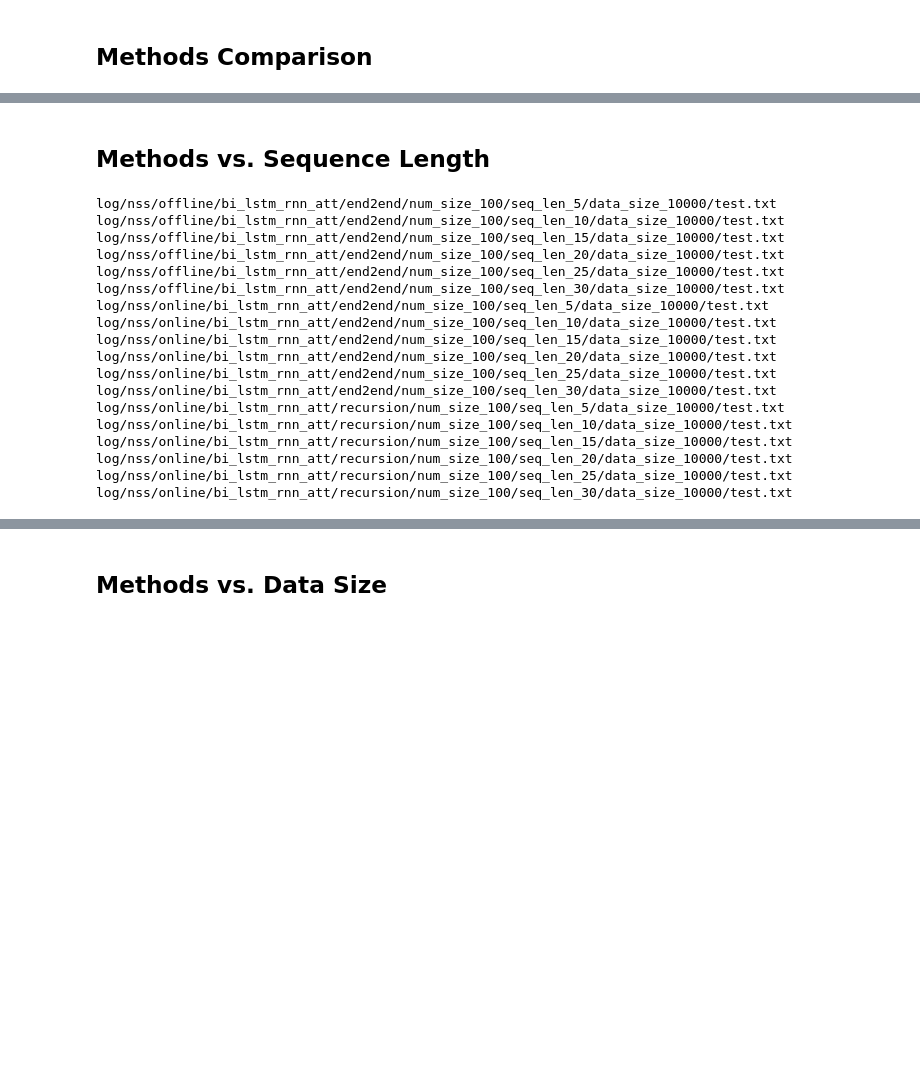
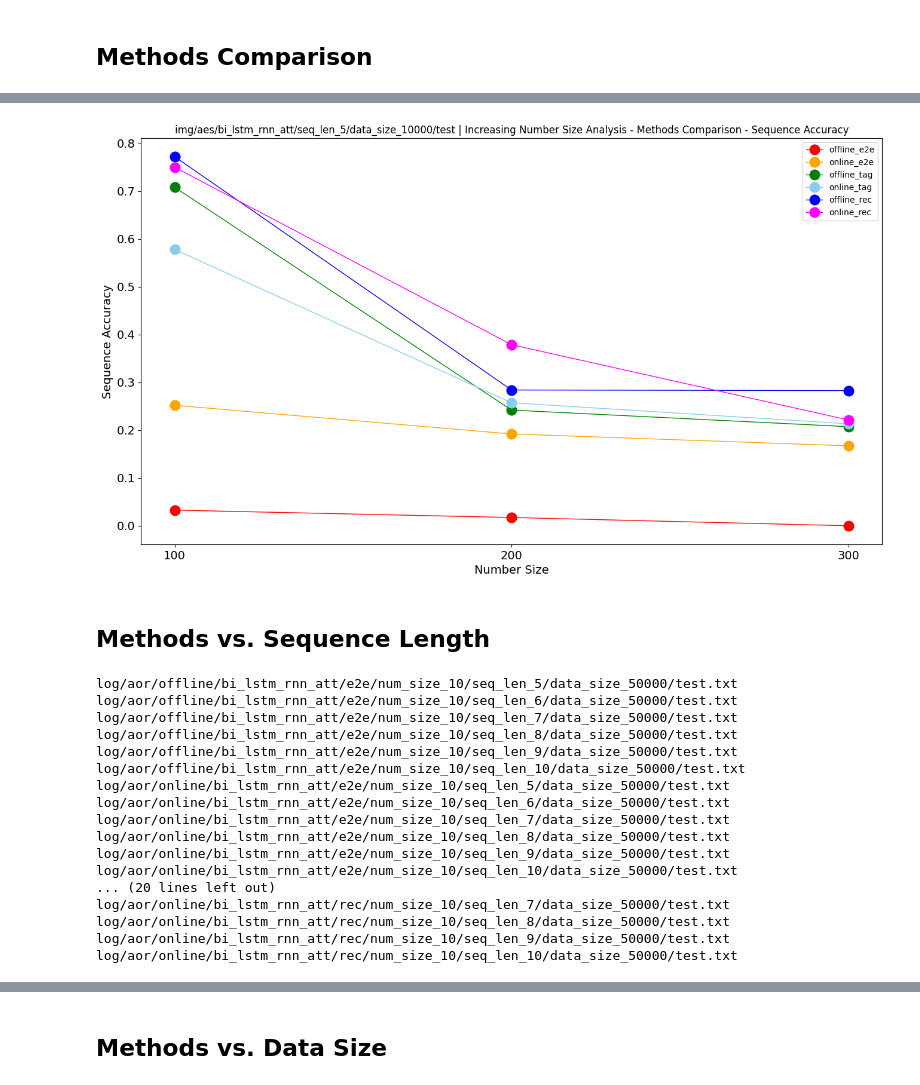
Before and after one commit to ShiningLab/Recurrent-Text-Editing, a Jupyter notebook: main/res/evaluation_plot.ipynb, the cells around one changed output, grey strips where cells are left out. Saved outputs shown, nothing was run; the diff lists cells and outputs as text; code cells hidden in the pictures; blank space fills up the shorter version.

```diff
--- a/main/res/evaluation_plot.ipynb
+++ b/main/res/evaluation_plot.ipynb
@@ -247,3 +308,43 @@ show_plot(
+# %%
+# extract info from log
+data_dict = {k: parse_log(v) for k, v in raw_data_dict.items()}
+# %%
+# 'Epoch', 'Step', 'Loss', 'Equation Accuracy', 'Token Accuracy', 'Sequence Accuracy'
+criteria = 'Sequence Accuracy'
+criteria_dict = {}
+for c in candidates:
+    label = '_'.join(c)
+    criteria_list = []
+    for i in range(min_num_size, max_num_size+1, interval_num_size):
+        key = LOG_PATH.format(c[0], c[1], i)
+        criteria_list.append(data_dict[key][-1][criteria])
+    criteria_dict[label] = criteria_list
+# %%
+colors = ['red', 'orange', 'green', 'skyblue', 'blue', 'magenta', 'purple']
+save_path = os.path.join(
+    'img',
+    data_src,
+    model_name,
+    'seq_len_{}'.format(seq_len),
+    'data_size_{}'.format(data_size),
+    val_or_test)
+
+if not os.path.exists(save_path): os.makedirs(save_path)
+
+title = 'Increasing Number Size Analysis - Methods Comparison - {}'.format(criteria)
+
+show_plot(
+    data_dict=criteria_dict,
+    colors=colors,
+    title=title,
+    xlabel='Number Size',
+    ylabel=criteria,
+    save_path=save_path,
+    xticks=range(min_num_size, max_num_size+1, interval_num_size),
+    marker=True
+)
+# %% [output]
+[figure, added]
 # %% [markdown]
 ## Methods vs. Sequence Length
 # %%
@@ -279,29 +382,28 @@ LOG_PATH = os.path.join(
 # read data
 raw_data_dict = {}
 for c in candidates:
-    for i in range(min_seq_len, max_seq_len+1, 5):
+    for i in range(min_seq_len, max_seq_len+1, interval_seq_len):
         file_name = LOG_PATH.format(c[0], c[1], i)
         print(file_name)
-        raw_data_dict[file_name] = load_txt(file_name)[40:-4]
+        raw_data_dict[file_name] = load_txt(file_name)
 # %% [output]
-log/nss/offline/bi_lstm_rnn_att/end2end/num_size_100/seq_len_5/data_size_10000/test.txt
-log/nss/offline/bi_lstm_rnn_att/end2end/num_size_100/seq_len_10/data_size_10000/test.txt
-log/nss/offline/bi_lstm_rnn_att/end2end/num_size_100/seq_len_15/data_size_10000/test.txt
-log/nss/offline/bi_lstm_rnn_att/end2end/num_size_100/seq_len_20/data_size_10000/test.txt
-log/nss/offline/bi_lstm_rnn_att/end2end/num_size_100/seq_len_25/data_size_10000/test.txt
-log/nss/offline/bi_lstm_rnn_att/end2end/num_size_100/seq_len_30/data_size_10000/test.txt
-log/nss/online/bi_lstm_rnn_att/end2end/num_size_100/seq_len_5/data_size_10000/test.txt
-log/nss/online/bi_lstm_rnn_att/end2end/num_size_100/seq_len_10/data_size_10000/test.txt
-log/nss/online/bi_lstm_rnn_att/end2end/num_size_100/seq_len_15/data_size_10000/test.txt
-log/nss/online/bi_lstm_rnn_att/end2end/num_size_100/seq_len_20/data_size_10000/test.txt
-log/nss/online/bi_lstm_rnn_att/end2end/num_size_100/seq_len_25/data_size_10000/test.txt
-log/nss/online/bi_lstm_rnn_att/end2end/num_size_100/seq_len_30/data_size_10000/test.txt
-log/nss/online/bi_lstm_rnn_att/recursion/num_size_100/seq_len_5/data_size_10000/test.txt
-log/nss/online/bi_lstm_rnn_att/recursion/num_size_100/seq_len_10/data_size_10000/test.txt
-log/nss/online/bi_lstm_rnn_att/recursion/num_size_100/seq_len_15/data_size_10000/test.txt
-log/nss/online/bi_lstm_rnn_att/recursion/num_size_100/seq_len_20/data_size_10000/test.txt
-log/nss/online/bi_lstm_rnn_att/recursion/num_size_100/seq_len_25/data_size_10000/test.txt
-log/nss/online/bi_lstm_rnn_att/recursion/num_size_100/seq_len_30/data_size_10000/test.txt
+log/aor/offline/bi_lstm_rnn_att/e2e/num_size_10/seq_len_5/data_size_50000/test.txt
+log/aor/offline/bi_lstm_rnn_att/e2e/num_size_10/seq_len_6/data_size_50000/test.txt
+log/aor/offline/bi_lstm_rnn_att/e2e/num_size_10/seq_len_7/data_size_50000/test.txt
+log/aor/offline/bi_lstm_rnn_att/e2e/num_size_10/seq_len_8/data_size_50000/test.txt
+log/aor/offline/bi_lstm_rnn_att/e2e/num_size_10/seq_len_9/data_size_50000/test.txt
+log/aor/offline/bi_lstm_rnn_att/e2e/num_size_10/seq_len_10/data_size_50000/test.txt
+log/aor/online/bi_lstm_rnn_att/e2e/num_size_10/seq_len_5/data_size_50000/test.txt
+log/aor/online/bi_lstm_rnn_att/e2e/num_size_10/seq_len_6/data_size_50000/test.txt
+log/aor/online/bi_lstm_rnn_att/e2e/num_size_10/seq_len_7/data_size_50000/test.txt
+log/aor/online/bi_lstm_rnn_att/e2e/num_size_10/seq_len_8/data_size_50000/test.txt
+log/aor/online/bi_lstm_rnn_att/e2e/num_size_10/seq_len_9/data_size_50000/test.txt
+log/aor/online/bi_lstm_rnn_att/e2e/num_size_10/seq_len_10/data_size_50000/test.txt
+... (20 lines left out)
+log/aor/online/bi_lstm_rnn_att/rec/num_size_10/seq_len_7/data_size_50000/test.txt
+log/aor/online/bi_lstm_rnn_att/rec/num_size_10/seq_len_8/data_size_50000/test.txt
+log/aor/online/bi_lstm_rnn_att/rec/num_size_10/seq_len_9/data_size_50000/test.txt
+log/aor/online/bi_lstm_rnn_att/rec/num_size_10/seq_len_10/data_size_50000/test.txt
 # %%
 # extract info from log
 data_dict = {k: parse_log(v) for k, v in raw_data_dict.items()}
```
Also changed, not shown: parts of 18 cells of this notebook, 3 other files.
